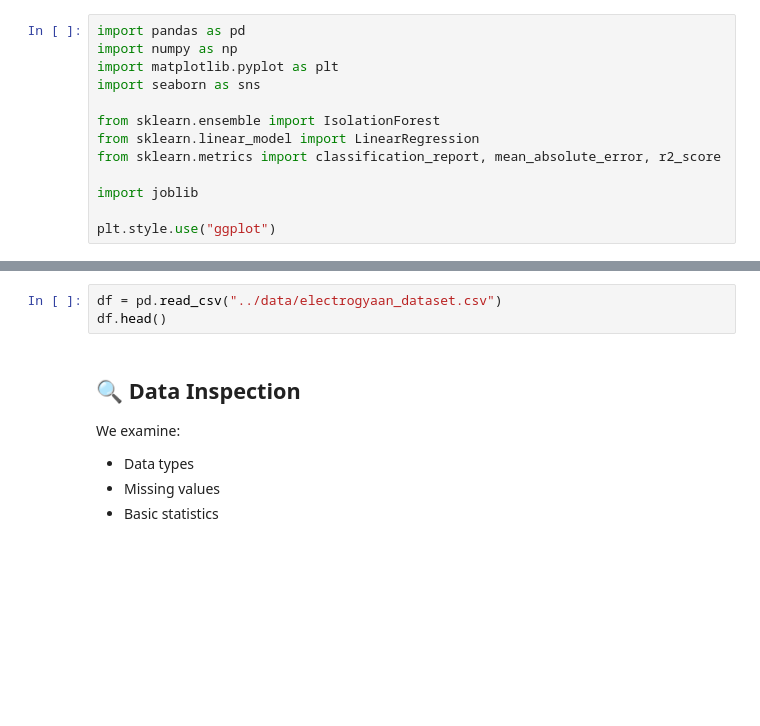
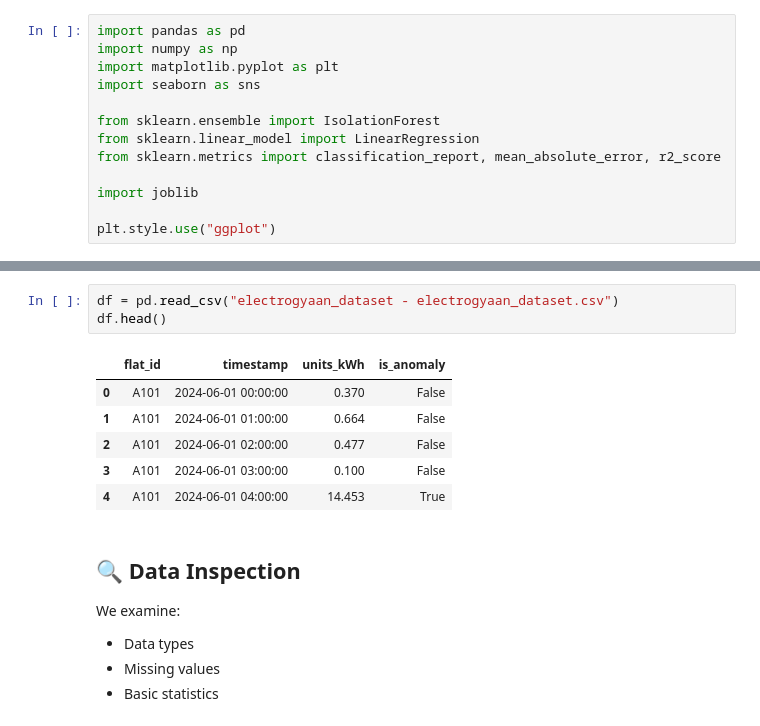
Before and after one commit to kalviumcommunity/S84-0426_Kar-Maro-DataScience-ElectroGyaan, a Jupyter notebook: ml-service/notebooks/model_training.ipynb, the cells around one changed output, grey strips where cells are left out. Cells and saved outputs as stored; diff of their text form; blank space fills up the shorter version.

```diff
--- a/ml-service/notebooks/model_training.ipynb
+++ b/ml-service/notebooks/model_training.ipynb
@@ -35,6 +41,13 @@ plt.style.use("ggplot")
 # %%
-df = pd.read_csv("../data/electrogyaan_dataset.csv")
+df = pd.read_csv("electrogyaan_dataset - electrogyaan_dataset.csv")
 df.head()
+# %% [output]
+|  | flat_id | timestamp | units_kWh | is_anomaly |
+| 0 | A101 | 2024-06-01 00:00:00 | 0.370 | False |
+| 1 | A101 | 2024-06-01 01:00:00 | 0.664 | False |
+| 2 | A101 | 2024-06-01 02:00:00 | 0.477 | False |
+| 3 | A101 | 2024-06-01 03:00:00 | 0.100 | False |
+| 4 | A101 | 2024-06-01 04:00:00 | 14.453 | True |
 # %% [markdown]
 ## 🔍 Data Inspection
 
```
Also changed, not shown: parts of 11 cells of this notebook, 2 other files.
